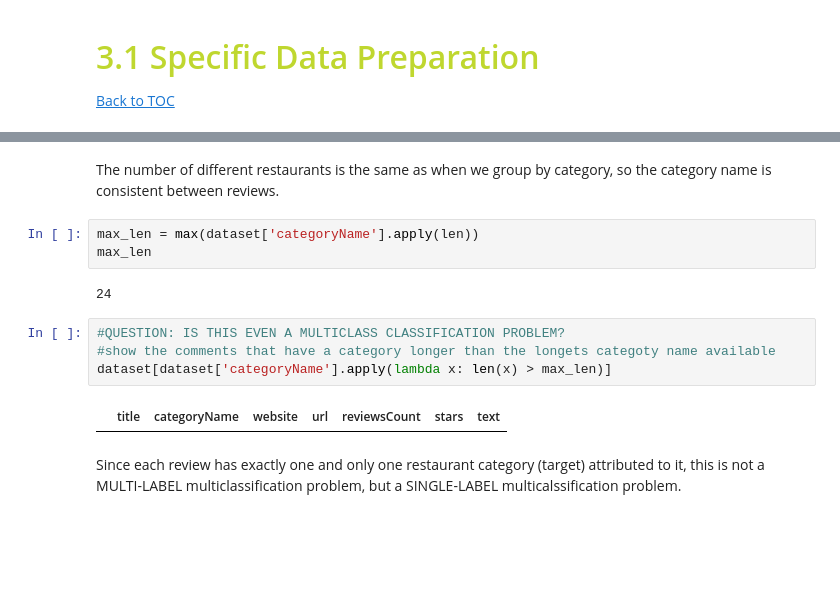
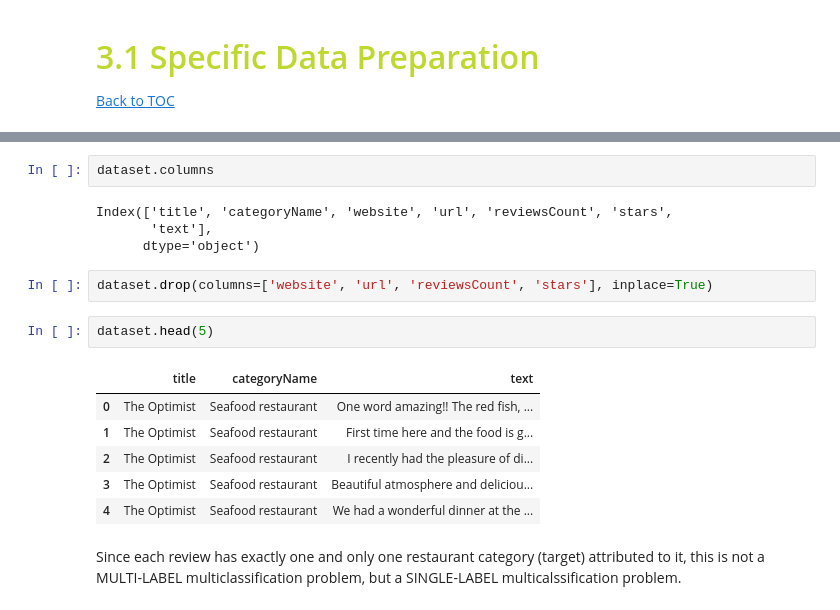
Before and after one commit to beatrizmarques2005/text_mining_in_reviews, a Jupyter notebook: notebooks/03_multilabel_classification.ipynb, the cells around one changed output, grey strips where cells are left out. Drawn from its saved outputs; the diff is of its cells as text; blank space fills up the shorter version.

```diff
--- a/notebooks/03_multilabel_classification.ipynb
+++ b/notebooks/03_multilabel_classification.ipynb
@@ -211,16 +130,20 @@ len(dataset.groupby('title')['categoryName'].unique())
-# %% [markdown]
-The number of different restaurants is the same as when we group by category, so the category name is consistent between reviews.
-# %%
-max_len = max(dataset['categoryName'].apply(len))
-max_len
-# %% [output]
-24
-# %%
-#QUESTION: IS THIS EVEN A MULTICLASS CLASSIFICATION PROBLEM?
-#show the comments that have a category longer than the longets categoty name available
-dataset[dataset['categoryName'].apply(lambda x: len(x) > max_len)]
-# %% [output]
-|  | title | categoryName | website | url | reviewsCount | stars | text |
+# %%
+dataset.columns
+# %% [output]
+Index(['title', 'categoryName', 'website', 'url', 'reviewsCount', 'stars',
+       'text'],
+      dtype='object')
+# %%
+dataset.drop(columns=['website', 'url', 'reviewsCount', 'stars'], inplace=True)
+# %%
+dataset.head(5)
+# %% [output]
+|  | title | categoryName | text |
+| 0 | The Optimist | Seafood restaurant | One word amazing!! The red fish, ... |
+| 1 | The Optimist | Seafood restaurant | First time here and the food is g... |
+| 2 | The Optimist | Seafood restaurant | I recently had the pleasure of di... |
+| 3 | The Optimist | Seafood restaurant | Beautiful atmosphere and deliciou... |
+| 4 | The Optimist | Seafood restaurant | We had a wonderful dinner at the ... |
 # %% [markdown]
 Since each review has exactly one and only one restaurant category (target) attributed to it, this is not a MULTI-LABEL multiclassification problem, but a SINGLE-LABEL multicalssification problem.
 # %% [markdown]
```
Also changed, not shown: parts of 24 cells of this notebook.
